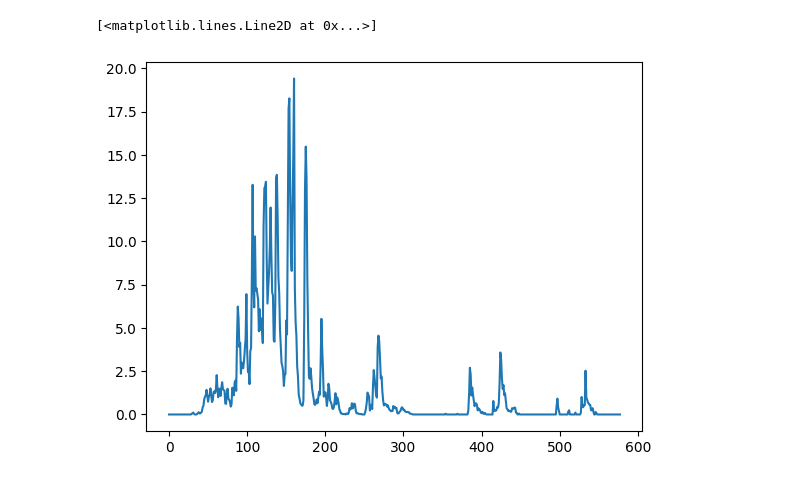
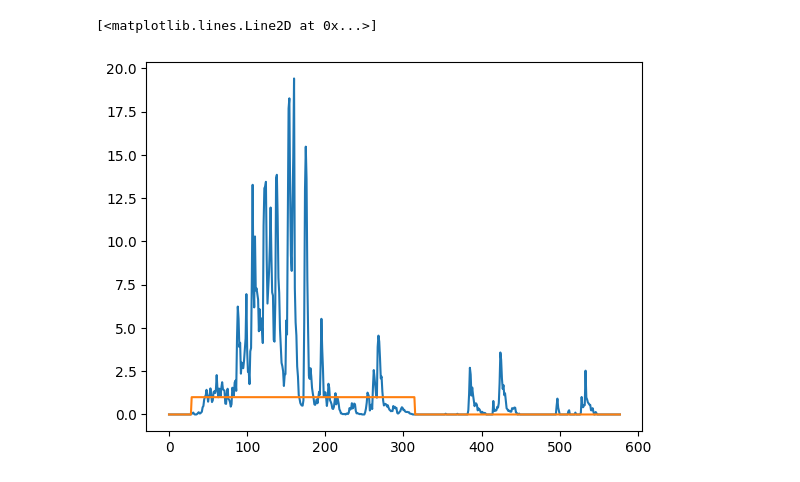
Before and after one commit to marcinmss/rain_analysis_toolbox, a Jupyter notebook: notebooks/test_multy_fractals/test_split_data.ipynb, the cells around one changed output. Drawn from its saved outputs; the diff is of its cells as text; code cells hidden in the pictures.

```diff
--- a/notebooks/test_multy_fractals/test_split_data.ipynb
+++ b/notebooks/test_multy_fractals/test_split_data.ipynb
@@ -7,6 +8,7 @@ pars_obj = pars_read_from_pickle("/home/debian-mmss/stage_project/data/saved_eve
 # %%
 field = pars_obj.rain_rate
 plt.plot(field)
+plt.plot(is_rainning(field, threshold=0.7, dry_period_min=2))
 # %% [output]
 [<matplotlib.lines.Line2D at 0x...>]
-[figure, old version]
+[figure, new version]
```
Also changed, not shown: parts of 6 cells of this notebook, 5 other files.
